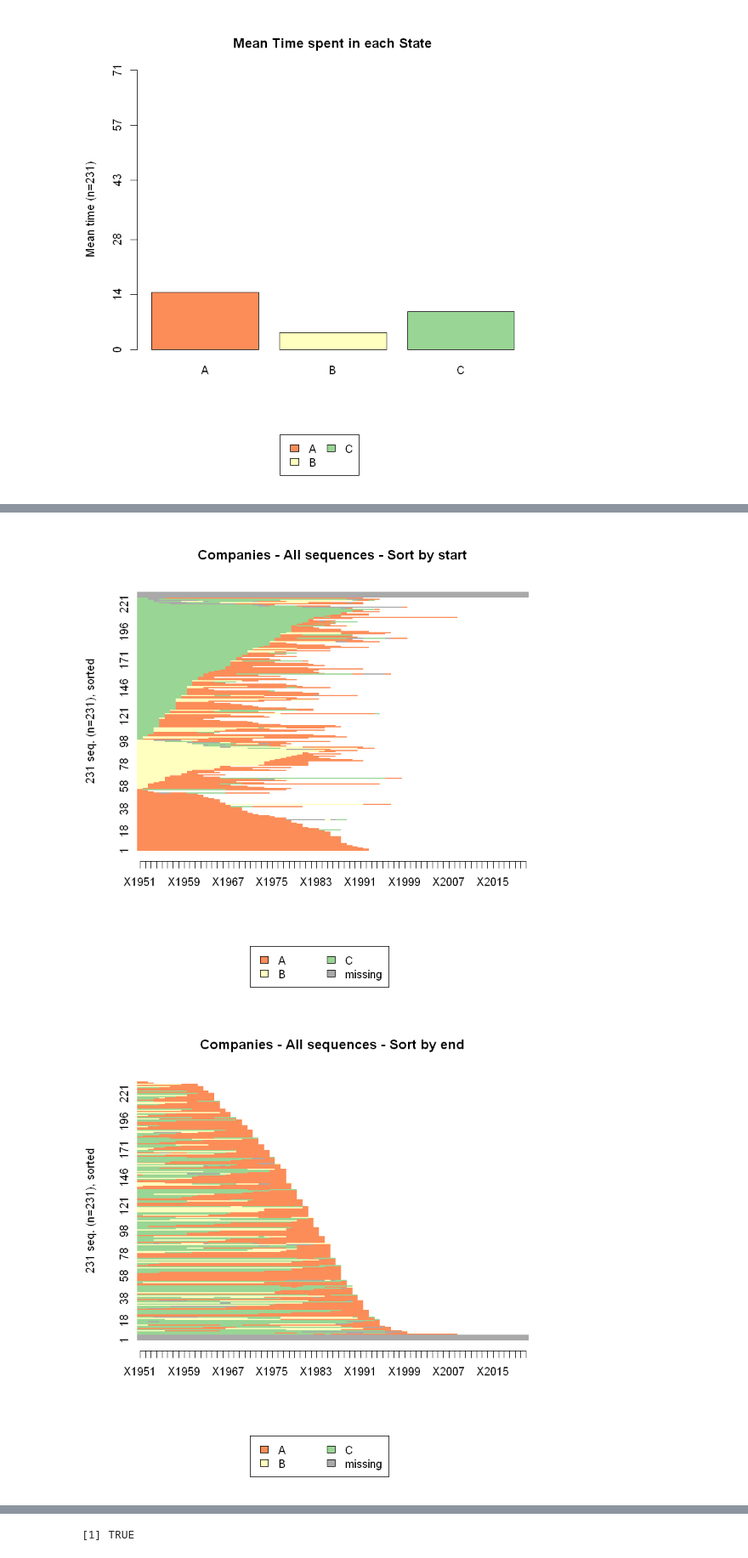
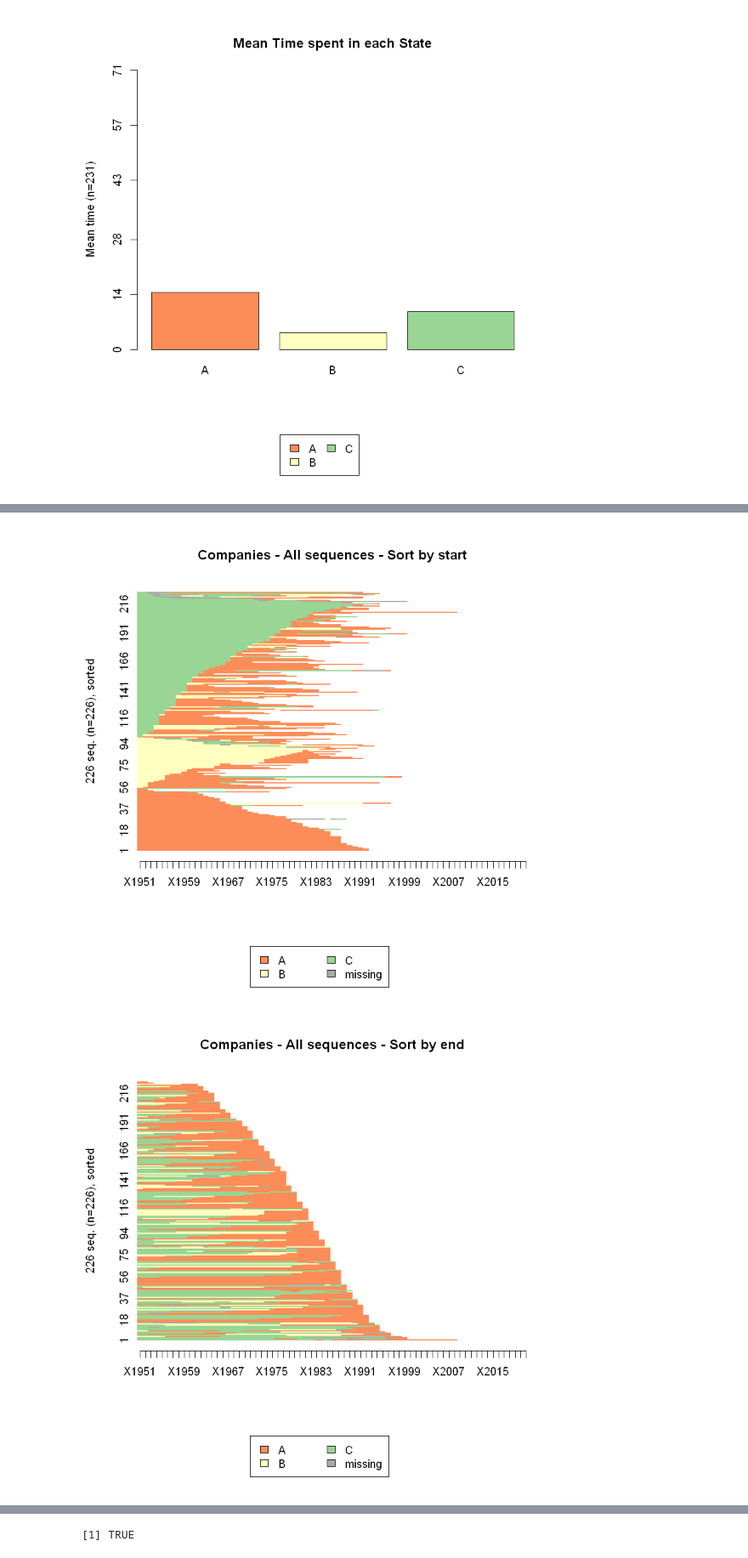
Before and after one commit to pedrobraz1990/RA_SequenceAnalysis, a Jupyter notebook: Sequence Analysis.ipynb, the cells around one changed output, grey strips where cells are left out. Shown at 85% size. Saved outputs shown, nothing was run; the diff lists cells and outputs as text; code cells hidden in the pictures.

Commit message:
Implemented sequence analysis for company-only

```diff
--- a/Sequence Analysis.ipynb
+++ b/Sequence Analysis.ipynb
@@ -147,7 +196,17 @@ The options ``right="DEL"`` and ``left="DEL"`` make those deletions.
 
 Again after creating the sequence we generate the plots.
 # %%
-companiesSequence.seq <- seqdef(companiesSequence,NULL,missing="Z",right="DEL",left="DEL")
+companiesSequence.scodes <- c('A','B','C')
+companiesSequence.alphabet <- c('A','B','C')
+companiesSequence.labels <- c('A','B','C')
+companiesSequence.seq <- seqdef(companiesSequence,NULL,states=companiesSequence.scodes,labels=companiesSequence.labels, alphabet=companiesSequence.alphabet,missing="Z",,right="DEL",left="DEL")
+
+
+# this line is used to delete the rows that contains only missing values
+#if the input used is changed this line HAS to be changed
+companiesSequence.seq <- companiesSequence.seq[-c(24,44,178,229,330),]
+companiesSequence.seq <- companiesSequence.seq[-226,]
+
 
 #This line is just to set the colors to the charts
 cpal(companiesSequence.seq) <- brewer.pal(3,"Spectral")
@@ -166,12 +221,12 @@ makeSequencePlots(companiesSequence.seq)
  [>] state coding:
        [alphabet]  [label]  [long label]
      1  A           A        A
      2  B           B        B
      3  C           C        C
  [>] 231 sequences in the data set
  [>] min/max sequence length: 2/71
-[figure, old version]
+[figure, new version]
-[figure, old version]
+[figure, new version]
 [figure]
 [figure]
 [1] TRUE
```
Also changed, not shown: parts of 22 cells of this notebook, 1 other file.
